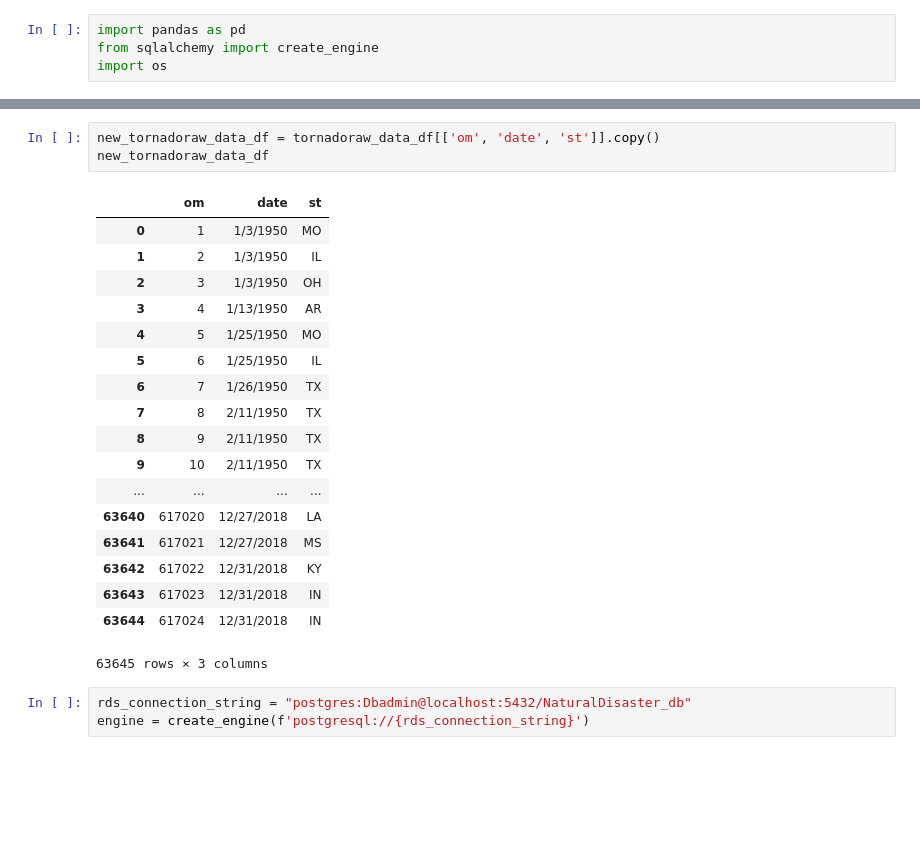
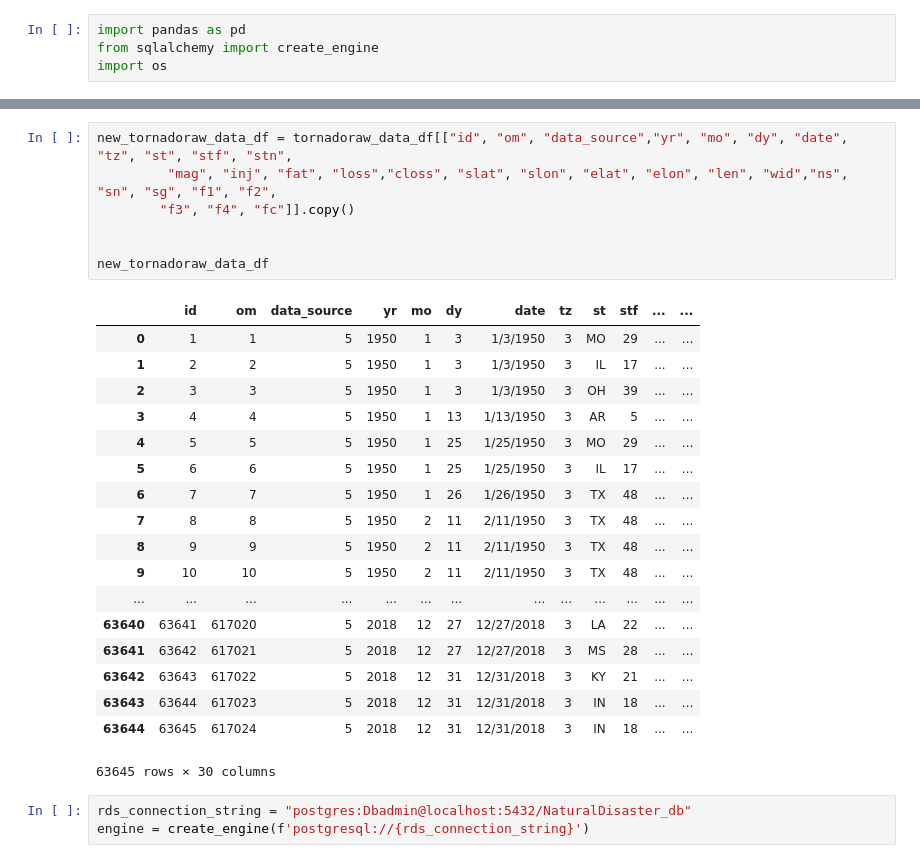
Before and after one commit to msfa12th/fema-disasters, a Jupyter notebook: TORNADO_Jackie/tornado.ipynb, the cells around one changed output, grey strips where cells are left out. Saved outputs shown, nothing was run; the diff lists cells and outputs as text; blank space fills up the shorter version.

Commit message:
Updating tornado ipynb

```diff
--- a/TORNADO_Jackie/tornado.ipynb
+++ b/TORNADO_Jackie/tornado.ipynb
@@ -28,25 +28,29 @@ tornadoraw_data_df
-# %%
-new_tornadoraw_data_df = tornadoraw_data_df[['om', 'date', 'st']].copy()
-new_tornadoraw_data_df
-# %% [output]
-|  | om | date | st |
-| 0 | 1 | 1/3/1950 | MO |
-| 1 | 2 | 1/3/1950 | IL |
-| 2 | 3 | 1/3/1950 | OH |
-| 3 | 4 | 1/13/1950 | AR |
-| 4 | 5 | 1/25/1950 | MO |
-| 5 | 6 | 1/25/1950 | IL |
-| 6 | 7 | 1/26/1950 | TX |
-| 7 | 8 | 2/11/1950 | TX |
-| 8 | 9 | 2/11/1950 | TX |
-| 9 | 10 | 2/11/1950 | TX |
-| ... | ... | ... | ... |
-| 63640 | 617020 | 12/27/2018 | LA |
-| 63641 | 617021 | 12/27/2018 | MS |
-| 63642 | 617022 | 12/31/2018 | KY |
-| 63643 | 617023 | 12/31/2018 | IN |
-| 63644 | 617024 | 12/31/2018 | IN |
-63645 rows × 3 columns
+# %%
+new_tornadoraw_data_df = tornadoraw_data_df[["id", "om", "data_source","yr", "mo", "dy", "date", "tz", "st", "stf", "stn",
+         "mag", "inj", "fat", "loss","closs", "slat", "slon", "elat", "elon", "len", "wid","ns", "sn", "sg", "f1", "f2",
+        "f3", "f4", "fc"]].copy()
+
+
+new_tornadoraw_data_df
+# %% [output]
+|  | id | om | data_source | yr | mo | dy | date | tz | st | stf | ... | ... |
+| 0 | 1 | 1 | 5 | 1950 | 1 | 3 | 1/3/1950 | 3 | MO | 29 | ... | ... |
+| 1 | 2 | 2 | 5 | 1950 | 1 | 3 | 1/3/1950 | 3 | IL | 17 | ... | ... |
+| 2 | 3 | 3 | 5 | 1950 | 1 | 3 | 1/3/1950 | 3 | OH | 39 | ... | ... |
+| 3 | 4 | 4 | 5 | 1950 | 1 | 13 | 1/13/1950 | 3 | AR | 5 | ... | ... |
+| 4 | 5 | 5 | 5 | 1950 | 1 | 25 | 1/25/1950 | 3 | MO | 29 | ... | ... |
+| 5 | 6 | 6 | 5 | 1950 | 1 | 25 | 1/25/1950 | 3 | IL | 17 | ... | ... |
+| 6 | 7 | 7 | 5 | 1950 | 1 | 26 | 1/26/1950 | 3 | TX | 48 | ... | ... |
+| 7 | 8 | 8 | 5 | 1950 | 2 | 11 | 2/11/1950 | 3 | TX | 48 | ... | ... |
+| 8 | 9 | 9 | 5 | 1950 | 2 | 11 | 2/11/1950 | 3 | TX | 48 | ... | ... |
+| 9 | 10 | 10 | 5 | 1950 | 2 | 11 | 2/11/1950 | 3 | TX | 48 | ... | ... |
+| ... | ... | ... | ... | ... | ... | ... | ... | ... | ... | ... | ... | ... |
+| 63640 | 63641 | 617020 | 5 | 2018 | 12 | 27 | 12/27/2018 | 3 | LA | 22 | ... | ... |
+| 63641 | 63642 | 617021 | 5 | 2018 | 12 | 27 | 12/27/2018 | 3 | MS | 28 | ... | ... |
+| 63642 | 63643 | 617022 | 5 | 2018 | 12 | 31 | 12/31/2018 | 3 | KY | 21 | ... | ... |
+| 63643 | 63644 | 617023 | 5 | 2018 | 12 | 31 | 12/31/2018 | 3 | IN | 18 | ... | ... |
+| 63644 | 63645 | 617024 | 5 | 2018 | 12 | 31 | 12/31/2018 | 3 | IN | 18 | ... | ... |
+63645 rows × 30 columns
 # %%
 rds_connection_string = "postgres:Dbadmin@localhost:5432/NaturalDisaster_db"
 engine = create_engine(f'postgresql://{rds_connection_string}')
```
Also changed, not shown: parts of 10 cells of this notebook.
